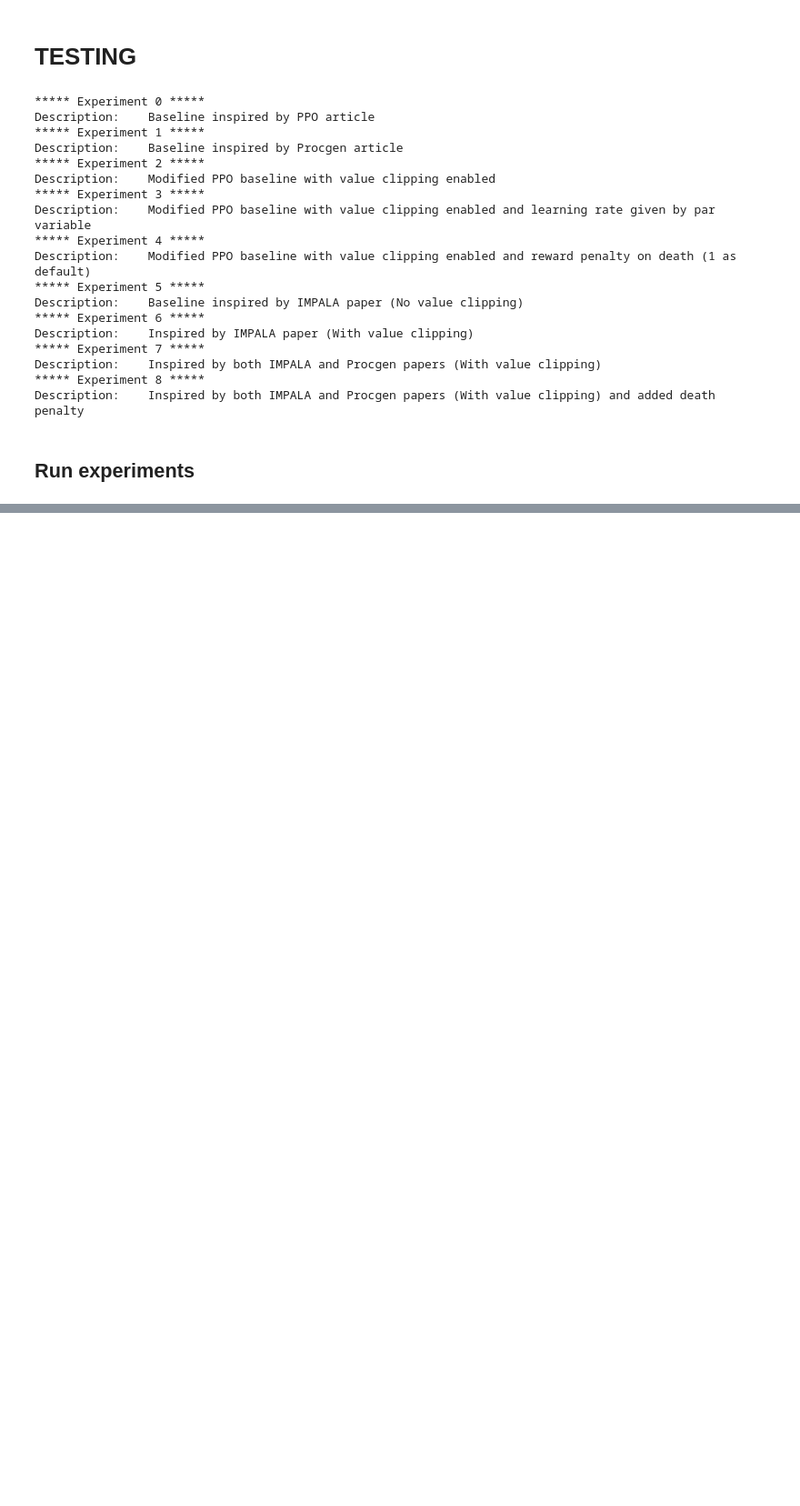
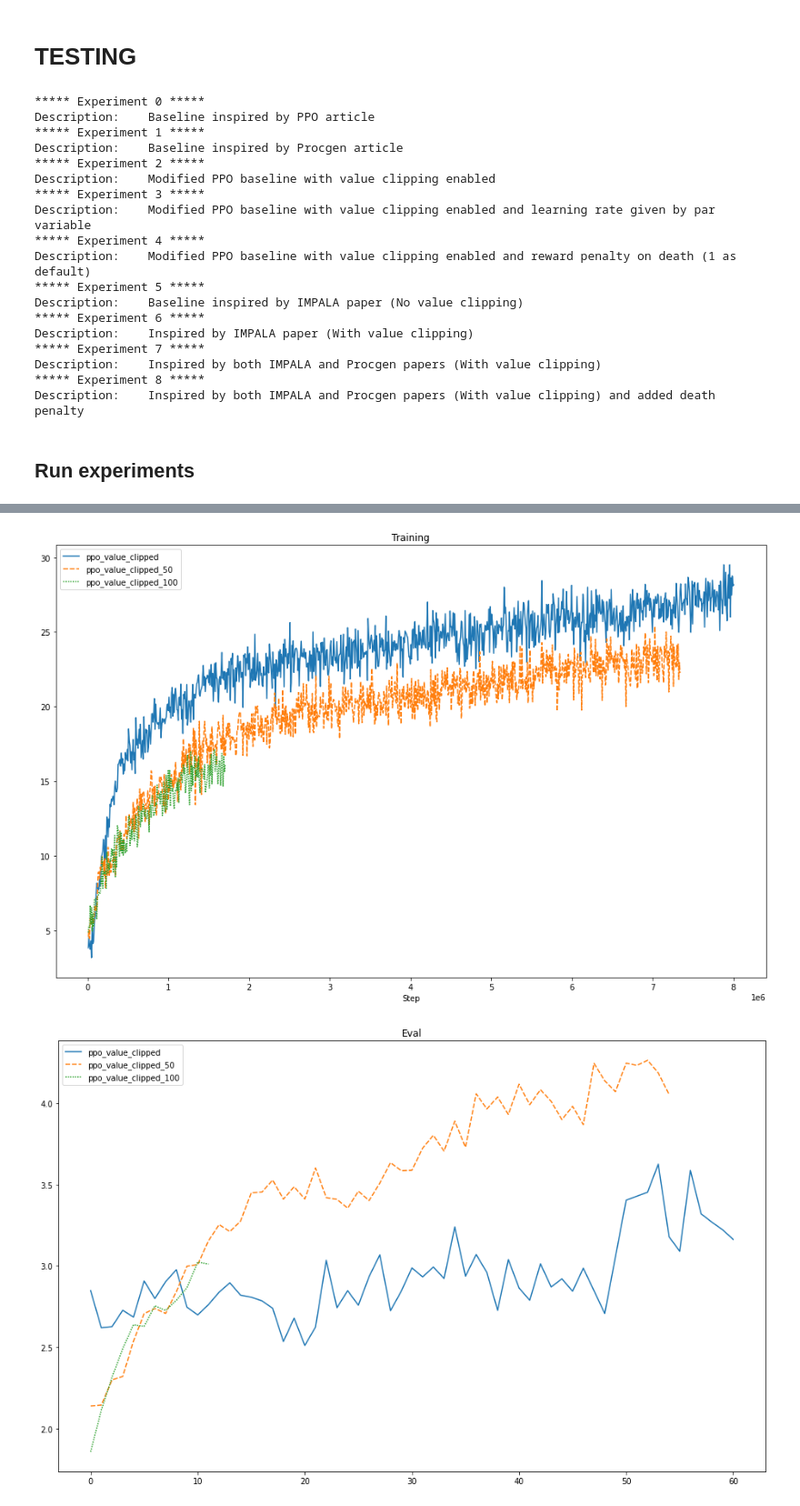
Before and after one commit to SebastianLarssonDTU/02456-Reinforcement-Learning-Project, a Jupyter notebook: Graphs.ipynb, the cells around one changed output, grey strips where cells are left out. Shown at 91% size. Drawn from its saved outputs; the diff is of its cells as text; code cells hidden in the pictures; blank space fills up the shorter version.

```diff
--- a/Graphs.ipynb
+++ b/Graphs.ipynb
@@ -200,0 +244,7 @@ df= plot_eval_graphs(chosen_files, legend=legend)
+# %%
+chosen_files = all_ppo_value_clipped
+plot_training_graphs(chosen_files, legend = legend)
+plot_eval_graphs(chosen_files, legend = legend)
+# %% [output]
+[figure, added]
+[figure, added]
```
Also changed, not shown: parts of 10 cells of this notebook.
